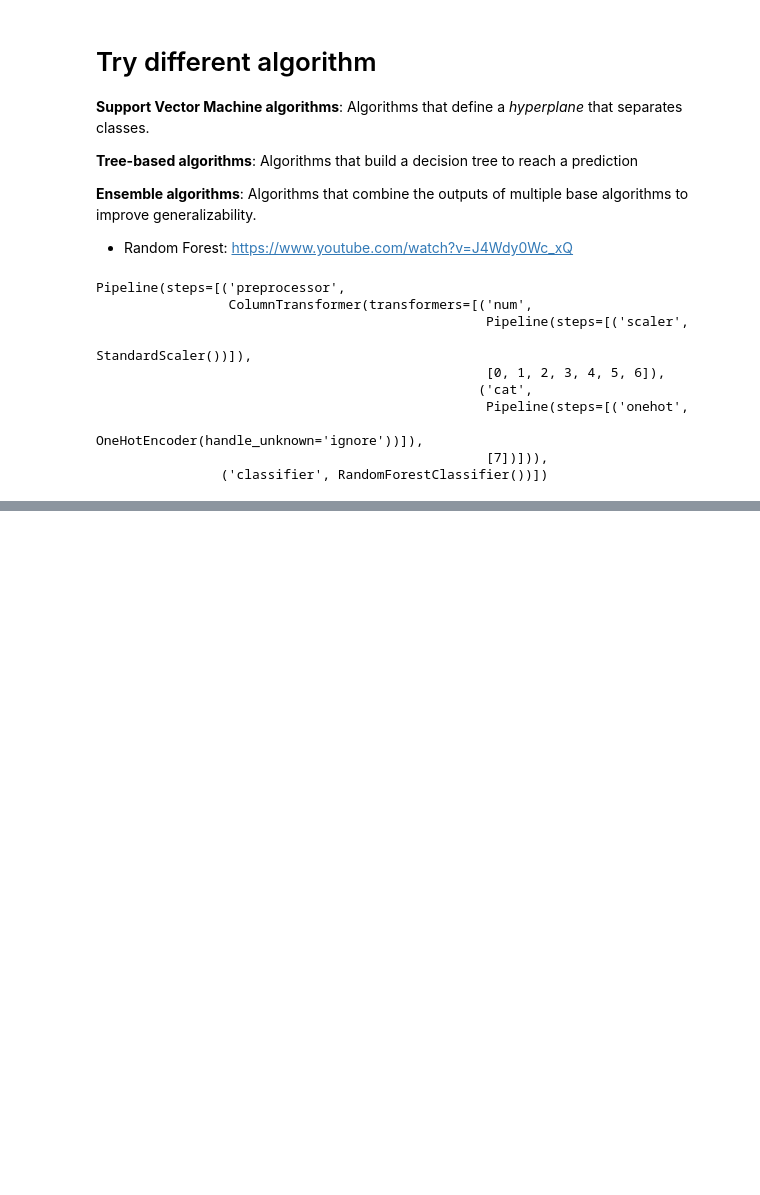
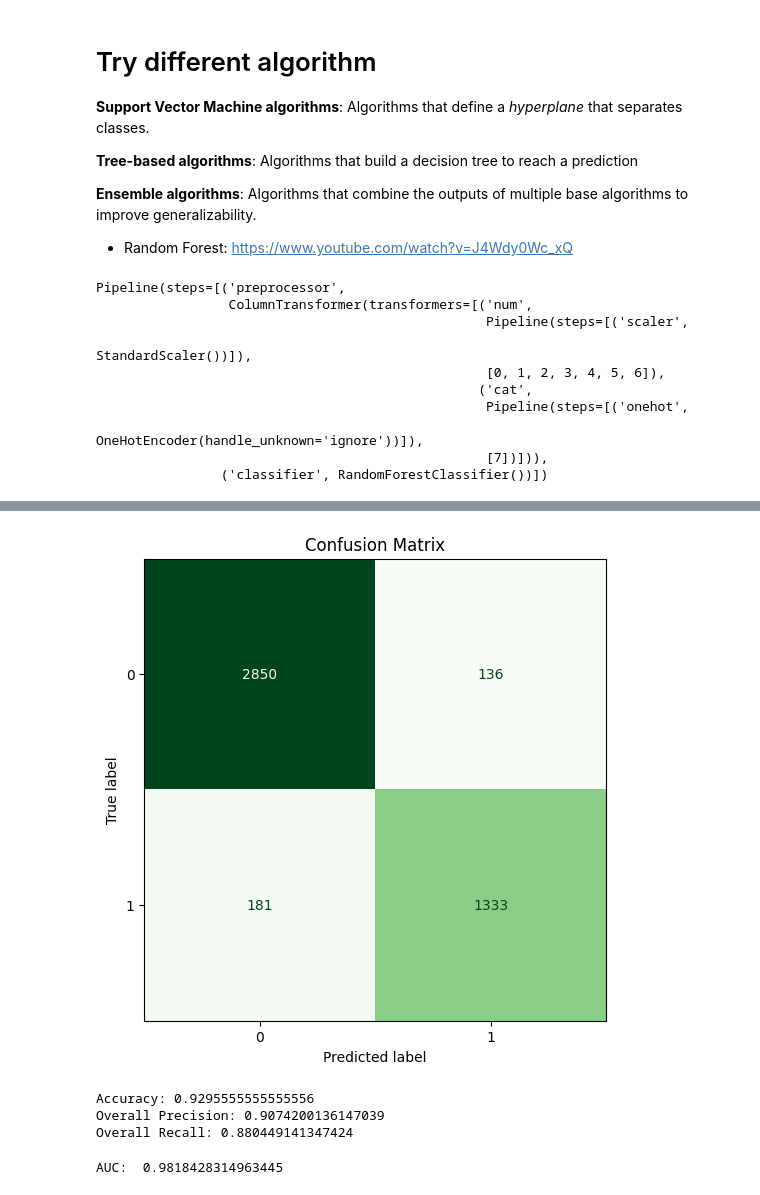
Before and after one commit to coder7475/ml-fundamentals, a Jupyter notebook: notebooks/ml_fundamentals/Understanding_classification_in_ml.ipynb, the cells around one changed output, grey strips where cells are left out. Saved outputs shown, nothing was run; the diff lists cells and outputs as text; code cells hidden in the pictures; blank space fills up the shorter version.

Commit message:
feat: update classification notebook with execution count adjustments, add confusion matrix visualization, and include classification report metrics for enhanced model evaluation and insights

```diff
--- a/notebooks/ml_fundamentals/Understanding_classification_in_ml.ipynb
+++ b/notebooks/ml_fundamentals/Understanding_classification_in_ml.ipynb
@@ -455,3 +465,10 @@ Pipeline(steps=[('preprocessor',
                                                                    OneHotEncoder(handle_unknown='ignore'))]),
                                                   [7])])),
                 ('classifier', RandomForestClassifier())])
+# %%
+# Evaluate
+predictions = model.predict(X_test)
+
+# Prediction vs Action label
+print(predictions)
+print(y_test)
@@ -457,0 +490,28 @@ Pipeline(steps=[('preprocessor',
+# %%
+# Show confusion matrix as a plot
+from sklearn.metrics import confusion_matrix, ConfusionMatrixDisplay
+import matplotlib.pyplot as plt
+
+cm = confusion_matrix(y_test, predictions)
+disp = ConfusionMatrixDisplay(cm)
+fig, ax = plt.subplots(figsize=(6, 6))
+disp.plot(ax=ax, cmap='Greens', colorbar=False)
+plt.title("Confusion Matrix")
+plt.show()
+# %% [output]
+[figure, added]
+# %%
+# Classification report
+print('Accuracy:', accuracy_score(y_test, predictions))
+print("Overall Precision:",precision_score(y_test, predictions))
+print("Overall Recall:",recall_score(y_test, predictions))
+# %% [output]
+Accuracy: 0.9295555555555556
+Overall Precision: 0.9074200136147039
+Overall Recall: 0.880449141347424
+# %%
+# Auc
+auc = roc_auc_score(y_test, y_scores[:, 1])
+print('AUC: ', auc)
+# %% [output]
+AUC:  0.9818428314963445
```
Also changed, not shown: parts of 4 cells of this notebook.
